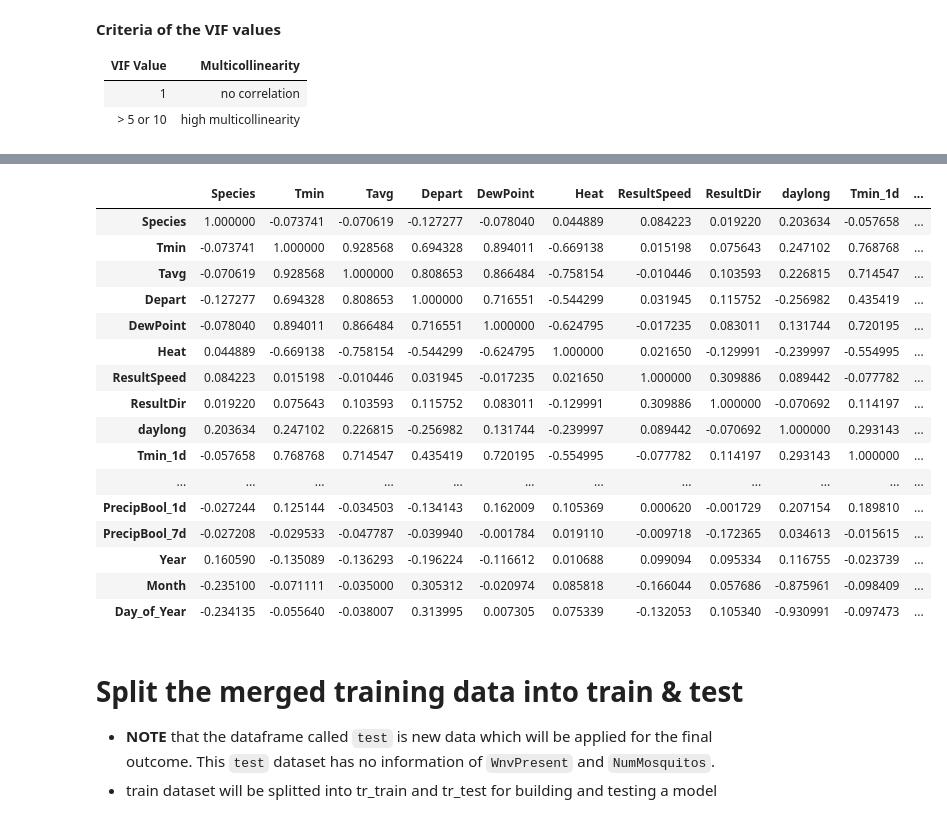
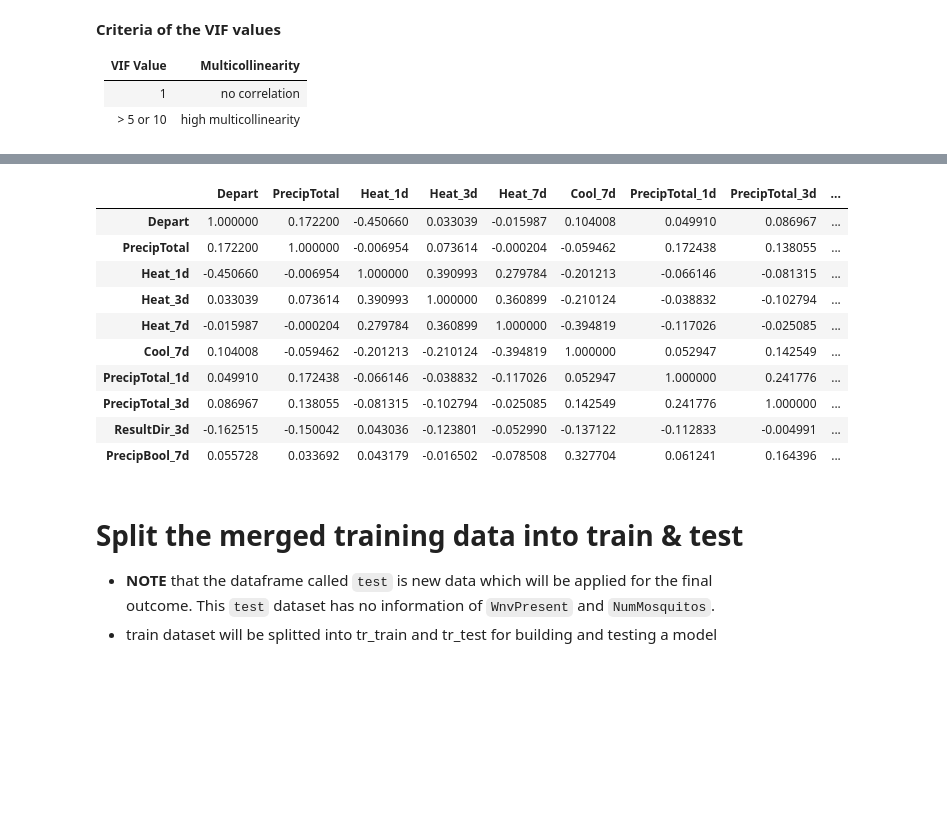
Before and after one commit to astrodoo/Springboard, a Jupyter notebook: Capstone_WestNileVirus/notebook/WestNileVirus_Preprocess.ipynb, the cells around one changed output, grey strips where cells are left out. Saved outputs shown, nothing was run; the diff lists cells and outputs as text; code cells hidden in the pictures; blank space fills up the shorter version.

```diff
--- a/Capstone_WestNileVirus/notebook/WestNileVirus_Preprocess.ipynb
+++ b/Capstone_WestNileVirus/notebook/WestNileVirus_Preprocess.ipynb
@@ -748,0 +779,43 @@ vif_data = calc_vif(train_merged)
+# %%
+def calc_vif(X):
+    ''' Calculating Variance Inflation Factor (VIF)
+        args:
+            X: input dataframe
+        return:
+            dataframe that contains VIF values
+    '''
+    vif = pd.DataFrame()
+    vif["features"] = X.columns
+    vif["VIFactor"] = [variance_inflation_factor(X.values, i) for i in range(X.shape[1])]
+
+    return(vif)
+
+def iterate_vif(df, vif_threshold=2):
+    ''' compute VIF iteratively until the maximum VIF becomes below the threshold '''
+
+    count = 0
+    col_drop = []
+    max_vif = 100  # initial maximum VIF value
+
+    while max_vif > vif_threshold:
+        count += 1
+        print("Iteration #: {:d}".format(count))
+        #vif = pd.DataFrame()
+        #vif["VIFactor"] = [variance_inflation_factor(df.values, i) for i in range(df.shape[1])]
+        #vif["features"] = df.columns
+        vif = calc_vif(df)
+
+        if vif['VIFactor'].max() > vif_threshold:
+            max_VIF_feature = vif[vif['VIFactor'] == vif['VIFactor'].max()]['features'].values[0]
+            col_drop.append(max_VIF_feature)
+            print('Removing {:s} with VIF of {:.2f}'.format(max_VIF_feature, vif['VIFactor'].max()))
+
+            df = df.drop(max_VIF_feature, axis=1)
+            max_vif = vif['VIFactor'].max()
+        else:
+            print('============== Complete ==================')
+            break
+
+    return df, vif.sort_values('VIFactor'), col_drop
+# %%
+final_df, final_vif, col_drop = iterate_vif(train_rus, vif_threshold=3)
@@ -818,21 +876,16 @@ Name: Year, dtype: float64
 # %%
+corr = final_df.corr()
 corr.style.background_gradient(cmap='coolwarm')
 # %% [output]
-|  | Species | Tmin | Tavg | Depart | DewPoint | Heat | ResultSpeed | ResultDir | daylong | Tmin_1d | ... |
-| Species | 1.000000 | -0.073741 | -0.070619 | -0.127277 | -0.078040 | 0.044889 | 0.084223 | 0.019220 | 0.203634 | -0.057658 | ... |
-| Tmin | -0.073741 | 1.000000 | 0.928568 | 0.694328 | 0.894011 | -0.669138 | 0.015198 | 0.075643 | 0.247102 | 0.768768 | ... |
-| Tavg | -0.070619 | 0.928568 | 1.000000 | 0.808653 | 0.866484 | -0.758154 | -0.010446 | 0.103593 | 0.226815 | 0.714547 | ... |
-| Depart | -0.127277 | 0.694328 | 0.808653 | 1.000000 | 0.716551 | -0.544299 | 0.031945 | 0.115752 | -0.256982 | 0.435419 | ... |
-| DewPoint | -0.078040 | 0.894011 | 0.866484 | 0.716551 | 1.000000 | -0.624795 | -0.017235 | 0.083011 | 0.131744 | 0.720195 | ... |
-| Heat | 0.044889 | -0.669138 | -0.758154 | -0.544299 | -0.624795 | 1.000000 | 0.021650 | -0.129991 | -0.239997 | -0.554995 | ... |
-| ResultSpeed | 0.084223 | 0.015198 | -0.010446 | 0.031945 | -0.017235 | 0.021650 | 1.000000 | 0.309886 | 0.089442 | -0.077782 | ... |
-| ResultDir | 0.019220 | 0.075643 | 0.103593 | 0.115752 | 0.083011 | -0.129991 | 0.309886 | 1.000000 | -0.070692 | 0.114197 | ... |
-| daylong | 0.203634 | 0.247102 | 0.226815 | -0.256982 | 0.131744 | -0.239997 | 0.089442 | -0.070692 | 1.000000 | 0.293143 | ... |
-| Tmin_1d | -0.057658 | 0.768768 | 0.714547 | 0.435419 | 0.720195 | -0.554995 | -0.077782 | 0.114197 | 0.293143 | 1.000000 | ... |
-| ... | ... | ... | ... | ... | ... | ... | ... | ... | ... | ... | ... |
-| PrecipBool_1d | -0.027244 | 0.125144 | -0.034503 | -0.134143 | 0.162009 | 0.105369 | 0.000620 | -0.001729 | 0.207154 | 0.189810 | ... |
-| PrecipBool_7d | -0.027208 | -0.029533 | -0.047787 | -0.039940 | -0.001784 | 0.019110 | -0.009718 | -0.172365 | 0.034613 | -0.015615 | ... |
-| Year | 0.160590 | -0.135089 | -0.136293 | -0.196224 | -0.116612 | 0.010688 | 0.099094 | 0.095334 | 0.116755 | -0.023739 | ... |
-| Month | -0.235100 | -0.071111 | -0.035000 | 0.305312 | -0.020974 | 0.085818 | -0.166044 | 0.057686 | -0.875961 | -0.098409 | ... |
-| Day_of_Year | -0.234135 | -0.055640 | -0.038007 | 0.313995 | 0.007305 | 0.075339 | -0.132053 | 0.105340 | -0.930991 | -0.097473 | ... |
+|  | Depart | PrecipTotal | Heat_1d | Heat_3d | Heat_7d | Cool_7d | PrecipTotal_1d | PrecipTotal_3d | ... |
+| Depart | 1.000000 | 0.172200 | -0.450660 | 0.033039 | -0.015987 | 0.104008 | 0.049910 | 0.086967 | ... |
+| PrecipTotal | 0.172200 | 1.000000 | -0.006954 | 0.073614 | -0.000204 | -0.059462 | 0.172438 | 0.138055 | ... |
+| Heat_1d | -0.450660 | -0.006954 | 1.000000 | 0.390993 | 0.279784 | -0.201213 | -0.066146 | -0.081315 | ... |
+| Heat_3d | 0.033039 | 0.073614 | 0.390993 | 1.000000 | 0.360899 | -0.210124 | -0.038832 | -0.102794 | ... |
+| Heat_7d | -0.015987 | -0.000204 | 0.279784 | 0.360899 | 1.000000 | -0.394819 | -0.117026 | -0.025085 | ... |
+| Cool_7d | 0.104008 | -0.059462 | -0.201213 | -0.210124 | -0.394819 | 1.000000 | 0.052947 | 0.142549 | ... |
+| PrecipTotal_1d | 0.049910 | 0.172438 | -0.066146 | -0.038832 | -0.117026 | 0.052947 | 1.000000 | 0.241776 | ... |
+| PrecipTotal_3d | 0.086967 | 0.138055 | -0.081315 | -0.102794 | -0.025085 | 0.142549 | 0.241776 | 1.000000 | ... |
+| ResultDir_3d | -0.162515 | -0.150042 | 0.043036 | -0.123801 | -0.052990 | -0.137122 | -0.112833 | -0.004991 | ... |
+| PrecipBool_7d | 0.055728 | 0.033692 | 0.043179 | -0.016502 | -0.078508 | 0.327704 | 0.061241 | 0.164396 | ... |
 # %%
```
Also changed, not shown: parts of 79 cells of this notebook, 3 other files.
